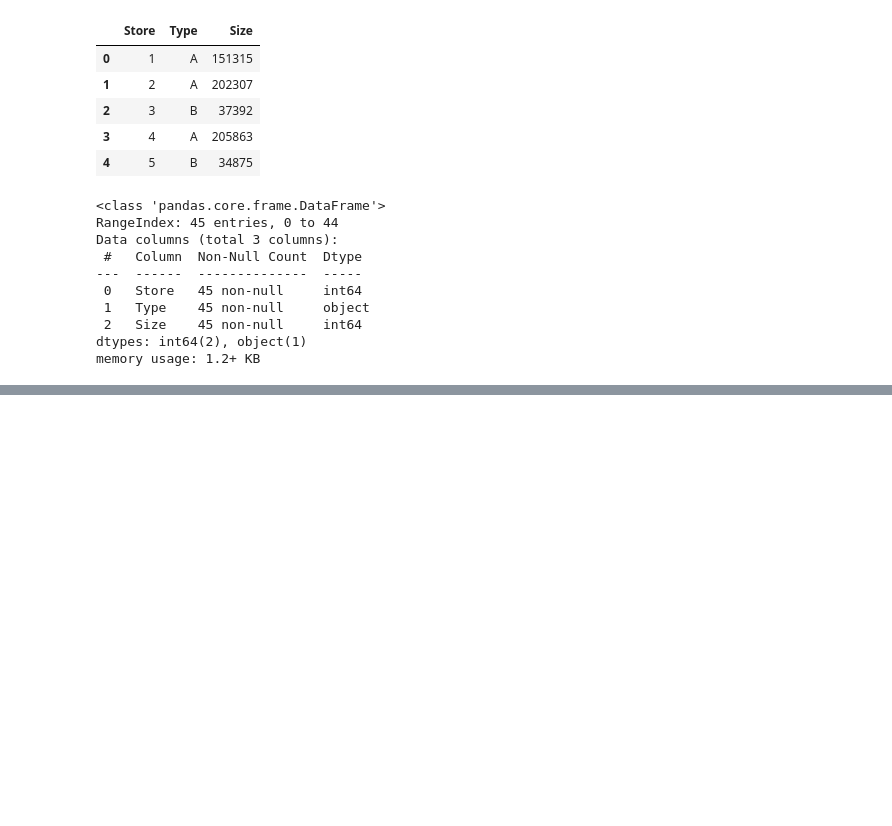
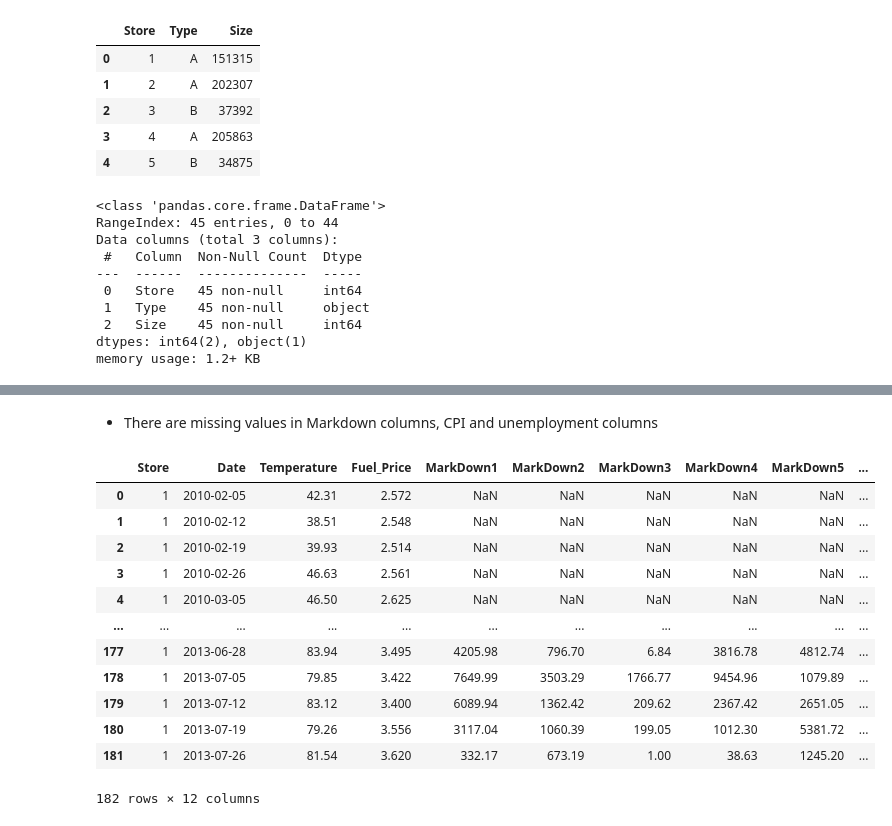
Before and after one commit to yeswanthkanakala07/Forecasting_Walmart_weekly_sales, a Jupyter notebook: Forecasting_walmart_weekly_sales.ipynb, the cells around one changed output, grey strips where cells are left out. Cells and saved outputs as stored; diff of their text form; code cells hidden in the pictures; blank space fills up the shorter version.

```diff
--- a/Forecasting_walmart_weekly_sales.ipynb
+++ b/Forecasting_walmart_weekly_sales.ipynb
@@ -134,0 +222,20 @@ memory usage: 1.2+ KB
+# %% [markdown]
+- There are missing values in Markdown columns, CPI and unemployment columns
+# %%
+## Analysing data of a single store
+
+features_df[features_df['Store']==1]
+# %% [output]
+|  | Store | Date | Temperature | Fuel_Price | MarkDown1 | MarkDown2 | MarkDown3 | MarkDown4 | MarkDown5 | ... |
+| 0 | 1 | 2010-02-05 | 42.31 | 2.572 | NaN | NaN | NaN | NaN | NaN | ... |
+| 1 | 1 | 2010-02-12 | 38.51 | 2.548 | NaN | NaN | NaN | NaN | NaN | ... |
+| 2 | 1 | 2010-02-19 | 39.93 | 2.514 | NaN | NaN | NaN | NaN | NaN | ... |
+| 3 | 1 | 2010-02-26 | 46.63 | 2.561 | NaN | NaN | NaN | NaN | NaN | ... |
+| 4 | 1 | 2010-03-05 | 46.50 | 2.625 | NaN | NaN | NaN | NaN | NaN | ... |
+| ... | ... | ... | ... | ... | ... | ... | ... | ... | ... | ... |
+| 177 | 1 | 2013-06-28 | 83.94 | 3.495 | 4205.98 | 796.70 | 6.84 | 3816.78 | 4812.74 | ... |
+| 178 | 1 | 2013-07-05 | 79.85 | 3.422 | 7649.99 | 3503.29 | 1766.77 | 9454.96 | 1079.89 | ... |
+| 179 | 1 | 2013-07-12 | 83.12 | 3.400 | 6089.94 | 1362.42 | 209.62 | 2367.42 | 2651.05 | ... |
+| 180 | 1 | 2013-07-19 | 79.26 | 3.556 | 3117.04 | 1060.39 | 199.05 | 1012.30 | 5381.72 | ... |
+| 181 | 1 | 2013-07-26 | 81.54 | 3.620 | 332.17 | 673.19 | 1.00 | 38.63 | 1245.20 | ... |
+182 rows × 12 columns
```
Also changed, not shown: parts of 8 cells of this notebook.
